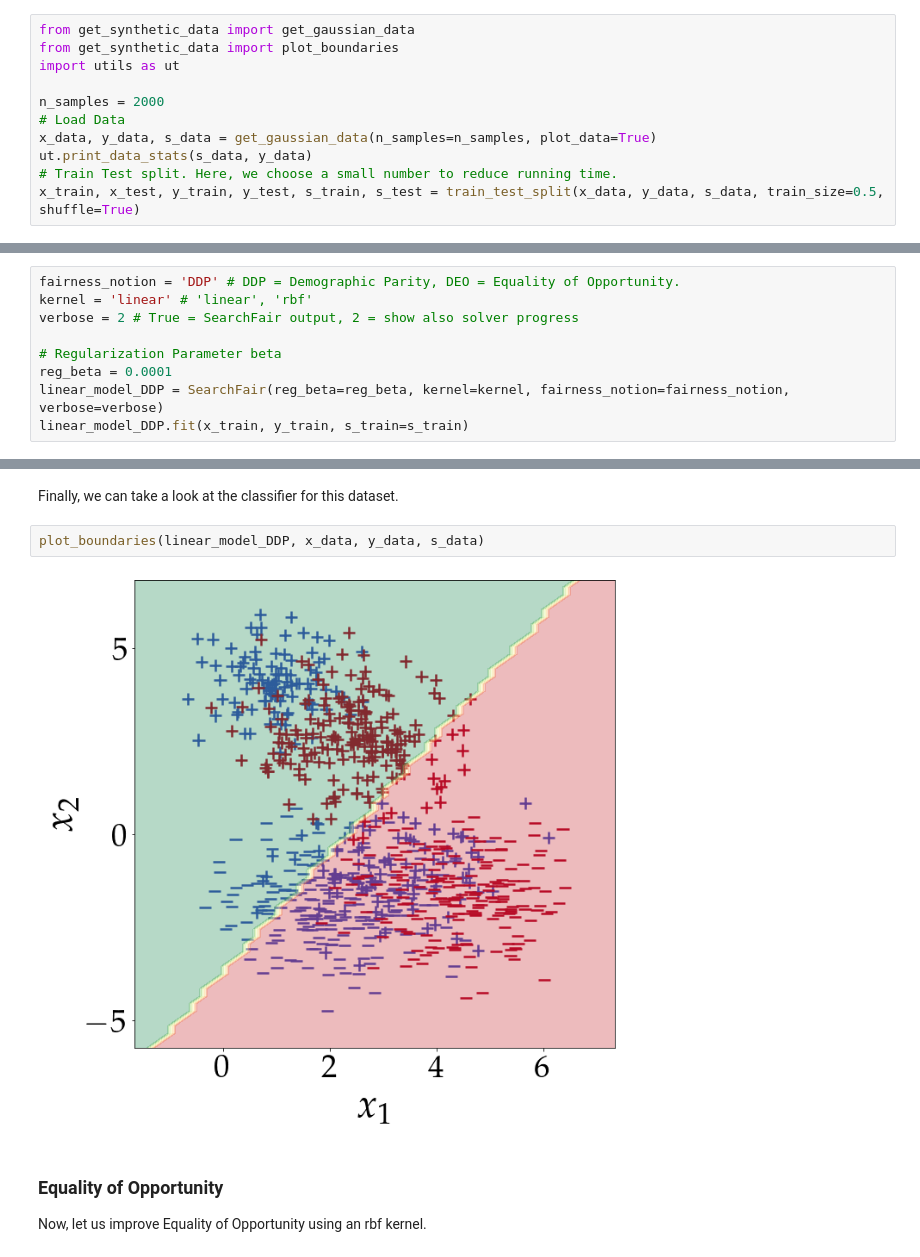
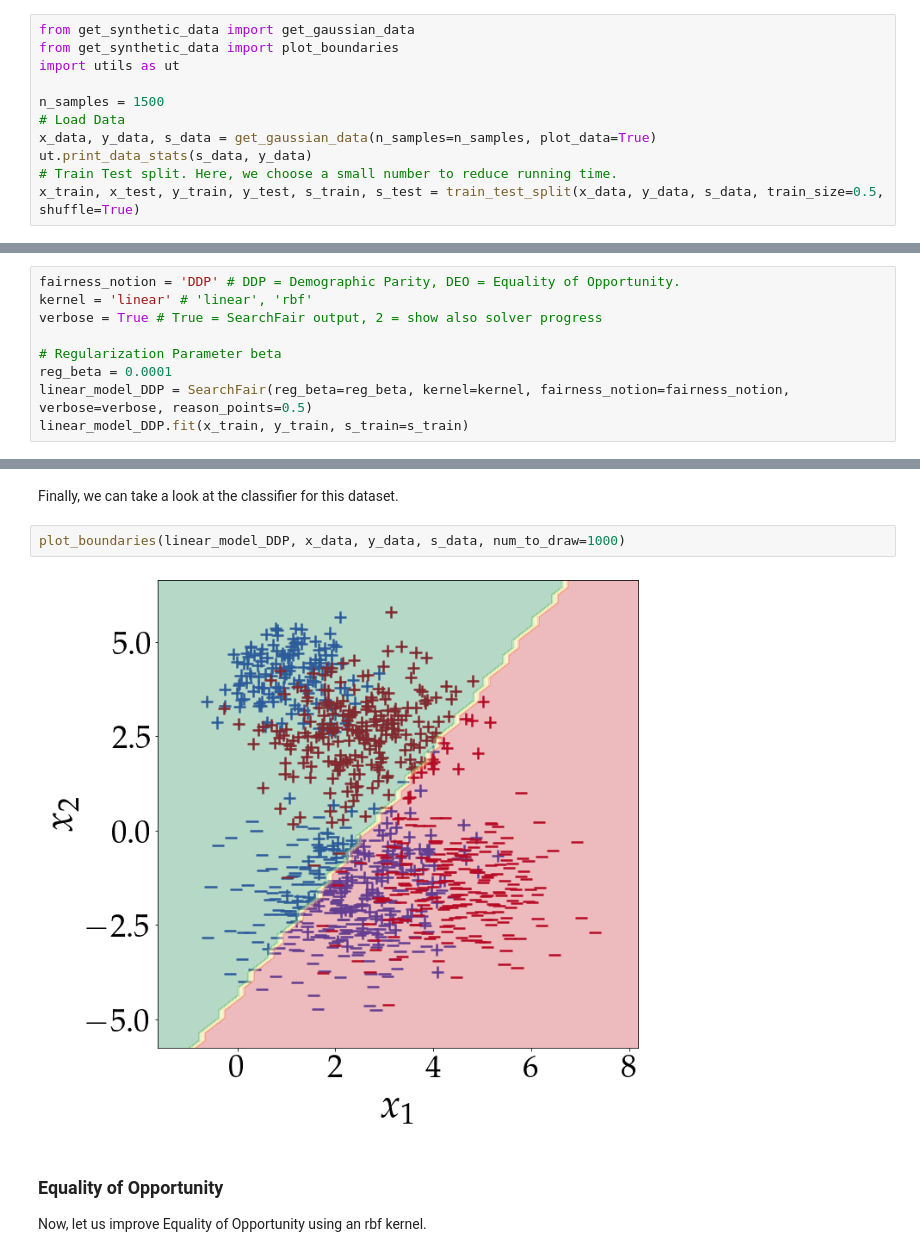
Before and after one commit to mlohaus/SearchFair, a Jupyter notebook: examples/toy_data.ipynb, the cells around one changed output, grey strips where cells are left out. Drawn from its saved outputs; the diff is of its cells as text.

```diff
--- a/examples/toy_data.ipynb
+++ b/examples/toy_data.ipynb
@@ -25,7 +25,7 @@ from get_synthetic_data import get_gaussian_data
 from get_synthetic_data import plot_boundaries
 import utils as ut
 
-n_samples = 2000
+n_samples = 1500
 # Load Data
 x_data, y_data, s_data = get_gaussian_data(n_samples=n_samples, plot_data=True)
 ut.print_data_stats(s_data, y_data)
@@ -46,11 +46,11 @@ To learn a classifier with SearchFair, we need to choose a kernel between 'linea
 # %%
 fairness_notion = 'DDP' # DDP = Demographic Parity, DEO = Equality of Opportunity.
 kernel = 'linear' # 'linear', 'rbf'
-verbose = 2 # True = SearchFair output, 2 = show also solver progress
+verbose = True # True = SearchFair output, 2 = show also solver progress
 
 # Regularization Parameter beta
 reg_beta = 0.0001
-linear_model_DDP = SearchFair(reg_beta=reg_beta, kernel=kernel, fairness_notion=fairness_notion, verbose=verbose)
+linear_model_DDP = SearchFair(reg_beta=reg_beta, kernel=kernel, fairness_notion=fairness_notion, verbose=verbose, reason_points=0.5)
 linear_model_DDP.fit(x_train, y_train, s_train=s_train)
 # %% [output]
 Preprocessing...
@@ -82,9 +98,9 @@ DDP: 8.9130% DEO: 36.9671%
 # %% [markdown]
 Finally, we can take a look at the classifier for this dataset.
 # %%
-plot_boundaries(linear_model_DDP, x_data, y_data, s_data)
+plot_boundaries(linear_model_DDP, x_data, y_data, s_data, num_to_draw=1000)
 # %% [output]
-[figure, old version]
+[figure, new version]
 # %% [markdown]
 ### Equality of Opportunity
 
```
Also changed, not shown: parts of 5 cells of this notebook, 3 other files.
